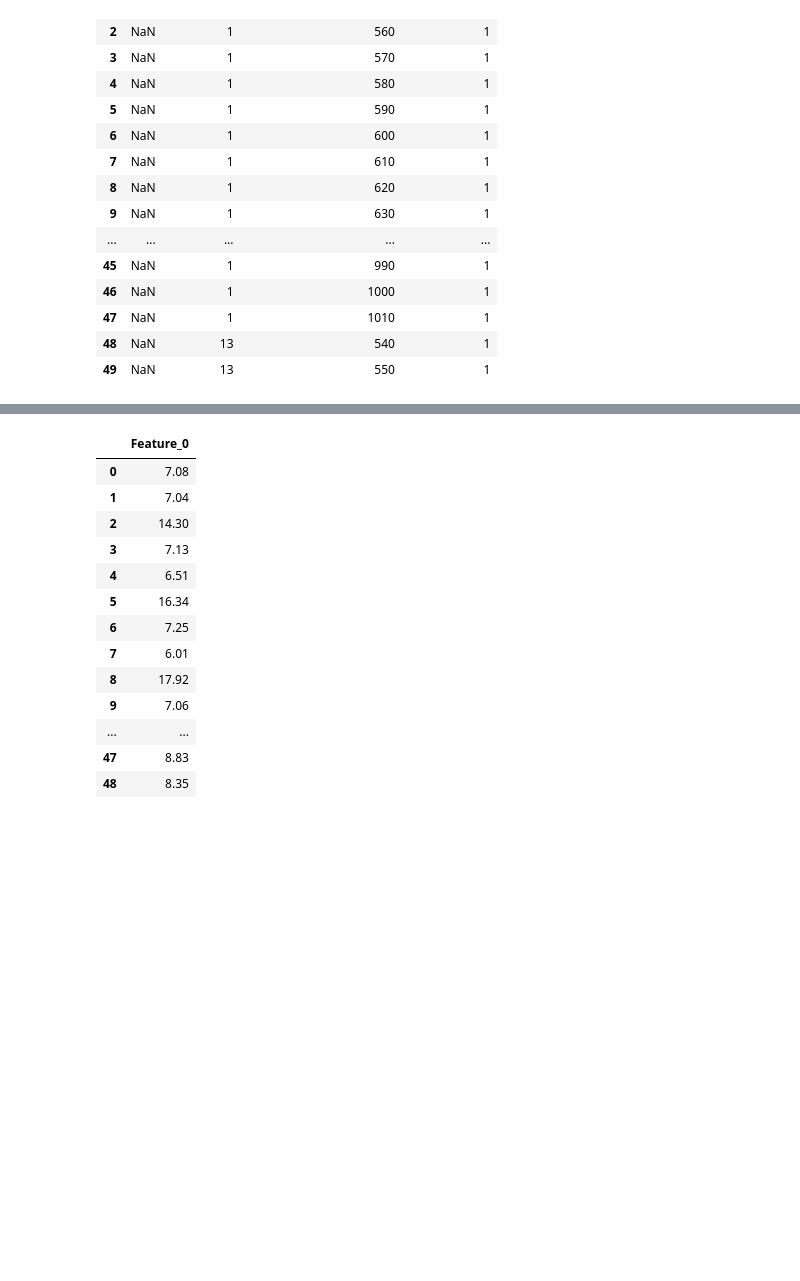
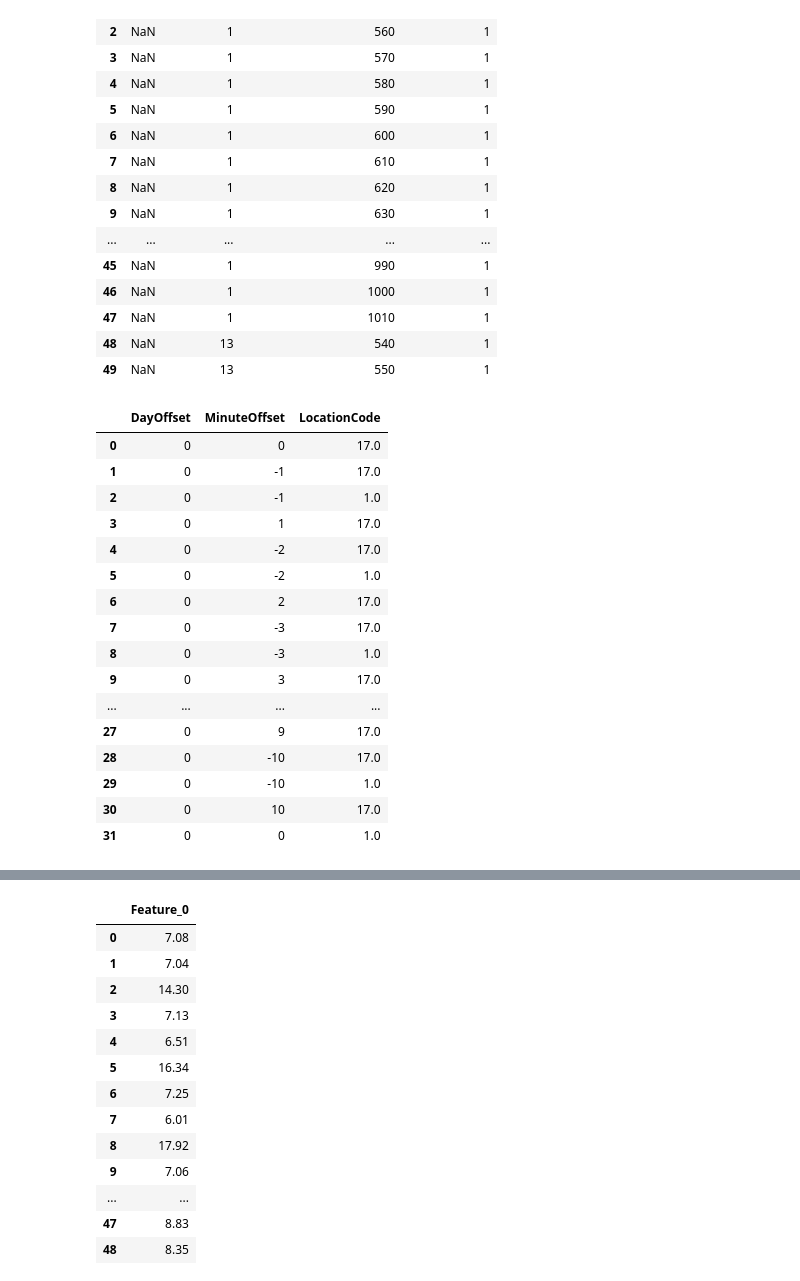
Before and after one commit to tsengcat/2024fall-ds-cp2-tseng, a Jupyter notebook: relative_model.ipynb, the cells around one changed output, grey strips where cells are left out. Drawn from its saved outputs; the diff is of its cells as text; code cells hidden in the pictures; blank space fills up the shorter version.

```diff
--- a/relative_model.ipynb
+++ b/relative_model.ipynb
@@ -7,8 +7,8 @@ from sklearn import preprocessing
 # %%
 
 # Load the CSV file into a DataFrame
-df = pd.read_csv('ds_clean/ds_clean.csv')
-df
+orig_df = pd.read_csv('ds_clean/ds_clean.csv')
+orig_df
 # %% [output]
 |  | LocationCode | DateTime | WindSpeed(m/s) | Pressure(hpa) | Temperature(°C) | Humidity(%) | Sunlight(Lux) | ... |
 | 0 | 10 | 2024-03-01 17:14:06 | 0.0 | 1017.48 | 15.59 | 94.30 | 652.92 | ... |
@@ -25,6 +25,7 @@ df
 1194893 rows × 8 columns
 # %%
 # Convert the 'DateTime' column to datetime format
+df = orig_df.copy()
 df['DateTime'] = pd.to_datetime(df['DateTime'])
 
 # Extract the date part and calculate the day of the year
@@ -33,4 +34,4 @@ df['DayOfYear'] = df['DateTime'].dt.dayofyear
 df['MinutesSinceStartOfDay'] = df['DateTime'].dt.hour * 60 + df['DateTime'].dt.minute
 # Display the updated DataFrame
 df = df.drop(columns=['DateTime'])
-df
+df.to_csv('ds_clean/ds_clean_timeset.csv', index=False)
@@ -109,7 +96,7 @@ minute = row['MinutesSinceStartOfDay']
 feature_offset = pd.DataFrame()
 
 # 定义一个函数来查找邻近的数据
-def find_nearby_data(day, minute, df, feature_offset, max_records=50, min_days=0):
+def find_nearby_data(day, minute, df, feature_offset, max_records=10, min_days=0, min_minute=10):
     # 查找同一天同一分钟的数据
     same_day_same_minute = df[(df['DayOfYear'] == day) & (df['MinutesSinceStartOfDay'] == minute)]
     same_day_same_minute = same_day_same_minute.copy() # Explicitly create a copy
@@ -118,7 +105,7 @@ def find_nearby_data(day, minute, df, feature_offset, max_records=50, min_days=0
     feature_offset = pd.concat([feature_offset, same_day_same_minute])
 
     # 如果找到的数据已经超过 max_records 条，且满足 min_days，返回结果
-    if len(feature_offset) >= max_records and (feature_offset['DayOffset'].abs().max() >= min_days):
+    if len(feature_offset) >= max_records and (feature_offset['DayOffset'].abs().max() >= min_days) and (feature_offset['MinuteOffset'].abs().max() >= min_minute):
         return feature_offset
 
     # 查找同一天前后 60 分钟的数据
@@ -135,7 +122,7 @@ def find_nearby_data(day, minute, df, feature_offset, max_records=50, min_days=0
         same_day_next_minute['MinuteOffset'] = offset
         feature_offset = pd.concat([feature_offset, same_day_next_minute])
 
-        if len(feature_offset) >= max_records and (feature_offset['DayOffset'].abs().max() >= min_days):
+        if len(feature_offset) >= max_records and (feature_offset['DayOffset'].abs().max() >= min_days) and (feature_offset['MinuteOffset'].abs().max() >= min_minute):
             return feature_offset
 
     # 查找前后几天的数据
@@ -152,7 +139,7 @@ def find_nearby_data(day, minute, df, feature_offset, max_records=50, min_days=0
         next_day['MinuteOffset'] = 0
         feature_offset = pd.concat([feature_offset, next_day])
 
-        if len(feature_offset) >= max_records and (feature_offset['DayOffset'].abs().max() >= min_days):
+        if len(feature_offset) >= max_records and (feature_offset['DayOffset'].abs().max() >= min_days) and (feature_offset['MinuteOffset'].abs().max() >= min_minute):
             return feature_offset
 
         # 查找前后几天前后 60 分钟的数据
@@ -173,31 +160,49 @@ def find_nearby_data(day, minute, df, feature_offset, max_records=50, min_days=0
             next_day_prev_minute = next_day_prev_minute.copy() # Explicitly create a copy
             next_day_prev_minute['DayOffset'] = day_offset
             next_day_prev_minute['MinuteOffset'] = -offset
             feature_offset = pd.concat([feature_offset, next_day_prev_minute])
 
             next_day_next_minute = df[(df['DayOfYear'] == day + day_offset) & (df['MinutesSinceStartOfDay'] == minute + offset)]
             next_day_next_minute = next_day_next_minute.copy() # Explicitly create a copy
             next_day_next_minute['DayOffset'] = day_offset
             next_day_next_minute['MinuteOffset'] = offset
             feature_offset = pd.concat([feature_offset, next_day_next_minute])
 
-            if len(feature_offset) >= max_records and (feature_offset['DayOffset'].abs().max() >= min_days):
+            if len(feature_offset) >= max_records and (feature_offset['DayOffset'].abs().max() >= min_days) and (feature_offset['MinuteOffset'].abs().max() >= min_minute):
                 return feature_offset
 
     return feature_offset
 
 # 查找邻近的数据
 feature_offset = find_nearby_data(day, minute, df, feature_offset)
 # 插入 [DayOffset = 0, MinuteOffset = 0, LocationCode = row 的 LocationCode]
 # Display the feature_offset
 selected_features = ['DayOffset','MinuteOffset','LocationCode']
 feature_offset = feature_offset[selected_features]
 new_row = pd.DataFrame({'DayOffset': [0], 'MinuteOffset': [0], 'LocationCode': [row['LocationCode']]})
 feature_offset = pd.concat([feature_offset, new_row], ignore_index=True)
 
 # Filter the feature_offset to include only the first 500 records
 feature_offset = feature_offset.head(500)
 
 
 # Display the updated feature_offset
 feature_offset
+# %% [output]
+|  | DayOffset | MinuteOffset | LocationCode |
+| 0 | 0 | 0 | 17.0 |
+| 1 | 0 | -1 | 17.0 |
+| 2 | 0 | -1 | 1.0 |
+| 3 | 0 | 1 | 17.0 |
+| 4 | 0 | -2 | 17.0 |
+| 5 | 0 | -2 | 1.0 |
+| 6 | 0 | 2 | 17.0 |
+| 7 | 0 | -3 | 17.0 |
+| 8 | 0 | -3 | 1.0 |
+| 9 | 0 | 3 | 17.0 |
+| ... | ... | ... | ... |
+| 27 | 0 | 9 | 17.0 |
+| 28 | 0 | -10 | 17.0 |
+| 29 | 0 | -10 | 1.0 |
+| 30 | 0 | 10 | 17.0 |
+| 31 | 0 | 0 | 1.0 |
```
Also changed, not shown: parts of 9 cells of this notebook, 5 other files.
